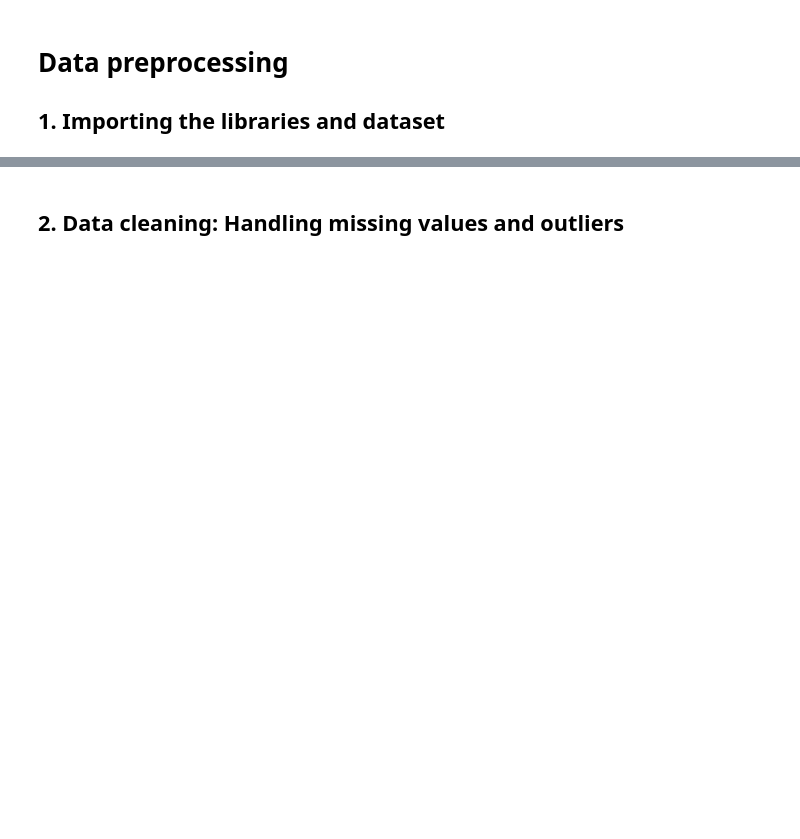
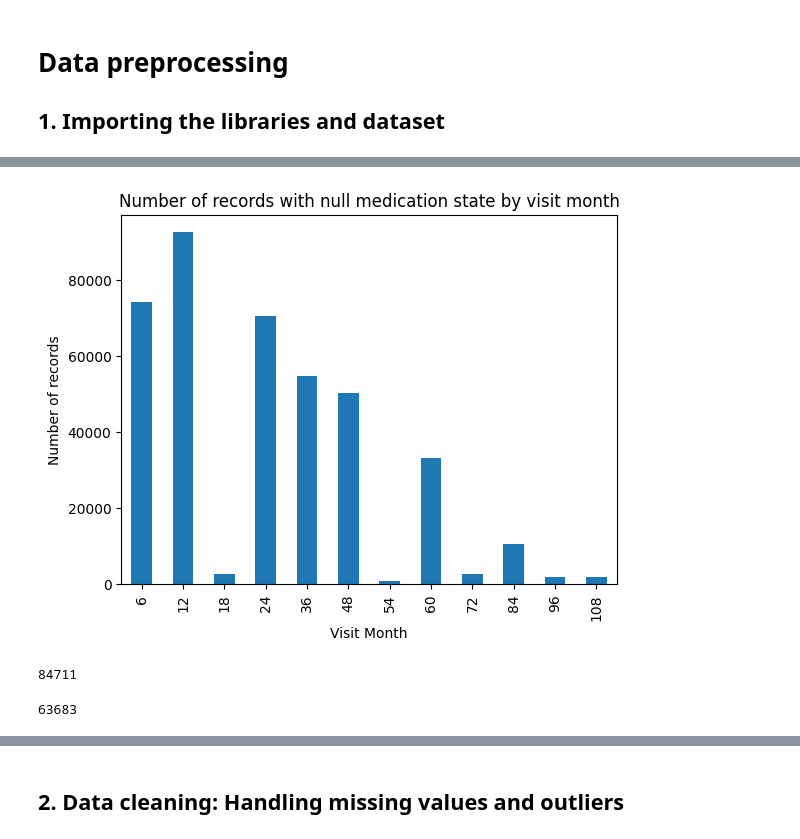
Before and after one commit to azizharouna/NeuroMetrics, a Jupyter notebook: 3_data_preprocessing.ipynb, the cells around one changed output, grey strips where cells are left out. Cells and saved outputs as stored; diff of their text form; code cells hidden in the pictures; blank space fills up the shorter version.

```diff
--- a/3_data_preprocessing.ipynb
+++ b/3_data_preprocessing.ipynb
@@ -5,0 +4,6 @@
+# %%
+%run utilspro.py
+train_peptides = pd.read_csv("data/amp-parkinsons-disease-progression-prediction_2/train_peptides.csv")
+train_proteins = pd.read_csv("data/amp-parkinsons-disease-progression-prediction_2/train_proteins.csv")
+train_clinical_data = pd.read_csv("data/amp-parkinsons-disease-progression-prediction_2/train_clinical_data.csv")
+supplemental_clinical_data = pd.read_csv("data/amp-parkinsons-disease-progression-prediction_2/supplemental_clinical_data.csv")
@@ -5,0 +41,16 @@
+# %%
+# Concatenate the two dataframes
+combined_clinical_and_suppl = pd.concat([train_clinical_data, supplemental_clinical_data], axis=0)
+
+# Exclude the updrs columns and medication state from the list of columns
+columns_to_consider = [col for col in combined_clinical_and_suppl.columns if not col.startswith('updrs') and col != 'upd23b_clinical_state_on_medication']
+
+# Drop duplicates based on the selected columns
+unique_df = combined_clinical_and_suppl.drop_duplicates(subset=columns_to_consider)
+
+# count the records of each dataframe
+print("Number of records in the original dataframe: {}".format(len(train_clinical_data)))
+print("Number of records in the supplemental dataframe: {}".format(len(supplemental_clinical_data)))
+print("Number of records in the combined dataframe: {}".format(len(combined_clinical_and_suppl)))
+print("Number of records in the unique dataframe: {}".format(len(unique_df)))
+print("Number of unique visit_id: {}".format(len(unique_df['visit_id'].unique())))
@@ -5,0 +63,8 @@
+# %%
+#%run utilspro.py
+
+# Merge the dataframes on the common columns
+enriched_peptide_data = pd.merge(train_peptides, unique_df, on=['visit_id', 'visit_month', 'patient_id'], how='left')
+enriched_protein_data = pd.merge(enriched_peptide_data, train_proteins, on=['visit_id', 'visit_month', 'patient_id','UniProt'], how='left')
+# Display the enriched dataframe
+enriched_protein_data.head()
@@ -5,0 +78,5 @@
+# %%
+# check for null values for  when udprs 3 is not null
+enriched_protein_data = enriched_protein_data[enriched_protein_data['updrs_3'].notnull()]
+# set the clinical state to off medication for all month 0 and 1,  that have null records
+enriched_protein_data.loc[(enriched_protein_data['visit_month'].isin([0,1,2,3])) & (enriched_protein_data['upd23b_clinical_state_on_medication'].isnull()), 'upd23b_clinical_state_on_medication'] = 'Off'
@@ -5,0 +122,35 @@
+# %%
+# check the distribution of the month during which medication state is null
+# and sort and plot the histogram
+enriched_protein_data[enriched_protein_data['upd23b_clinical_state_on_medication'].isnull()]['visit_month'].value_counts().sort_index().plot(kind='bar')
+#label the axes and title
+plt.xlabel('Visit Month')
+plt.ylabel('Number of records')
+plt.title('Number of records with null medication state by visit month')
+# display the plot
+plt.show()
+# %% [output]
+[figure, added]
+# %%
+# for medication state null records, check the visit status and set the medication state to that value
+
+# Sort the data by 'patient_id' and 'visit_month'
+clinical_data_sorted = enriched_protein_data.sort_values(by=['patient_id', 'visit_month'])
+
+# Forward-fill the 'upd23b_clinical_state_on_medication' column within each 'patient_id' group
+clinical_data_sorted['upd23b_clinical_state_on_medication'] = clinical_data_sorted.groupby('patient_id')['upd23b_clinical_state_on_medication'].fillna(method='ffill')
+
+# Check remaining null values in 'upd23b_clinical_state_on_medication'
+remaining_nulls = clinical_data_sorted['upd23b_clinical_state_on_medication'].isnull().sum()
+remaining_nulls
+# %% [output]
+84711
+# %%
+# Apply backward fill for the remaining null values within each 'patient_id' group
+clinical_data_sorted['upd23b_clinical_state_on_medication'] = clinical_data_sorted.groupby('patient_id')['upd23b_clinical_state_on_medication'].fillna(method='bfill')
+
+# Check if there are any more null values in 'upd23b_clinical_state_on_medication'
+remaining_nulls_after_bfill = clinical_data_sorted['upd23b_clinical_state_on_medication'].isnull().sum()
+remaining_nulls_after_bfill
+# %% [output]
+63683
```
Also changed, not shown: parts of 26 cells of this notebook, 1 other file.
